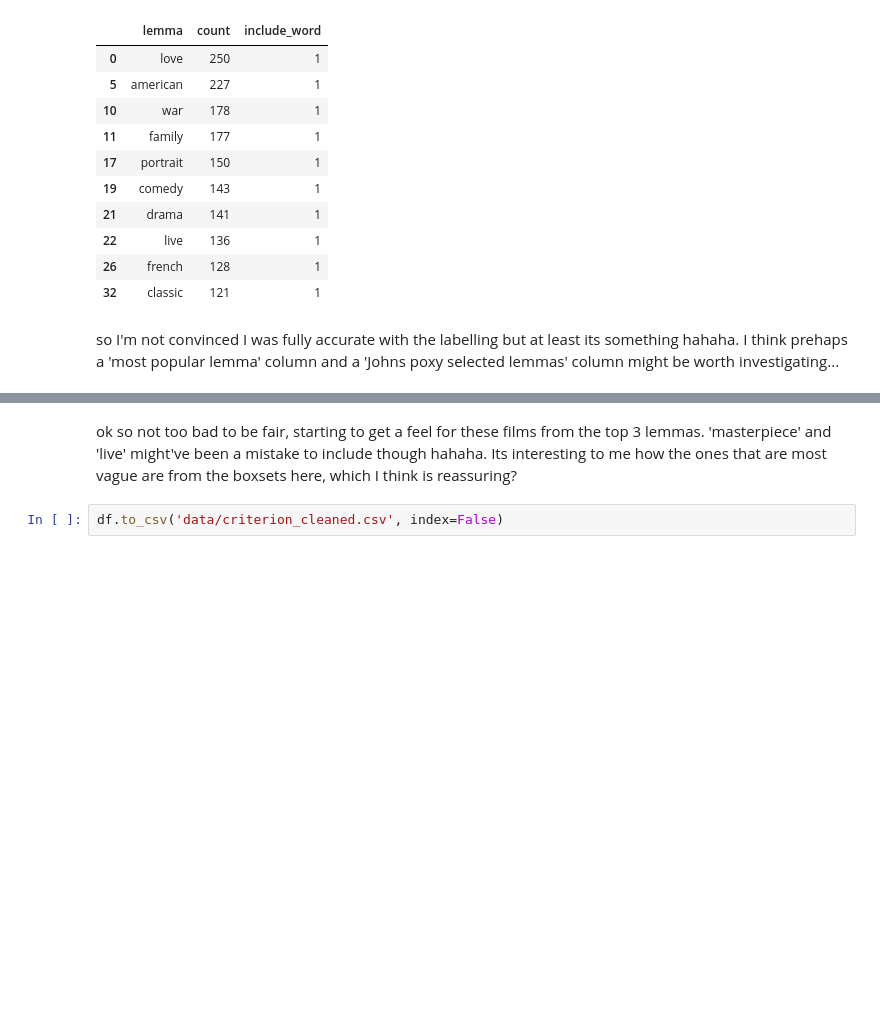
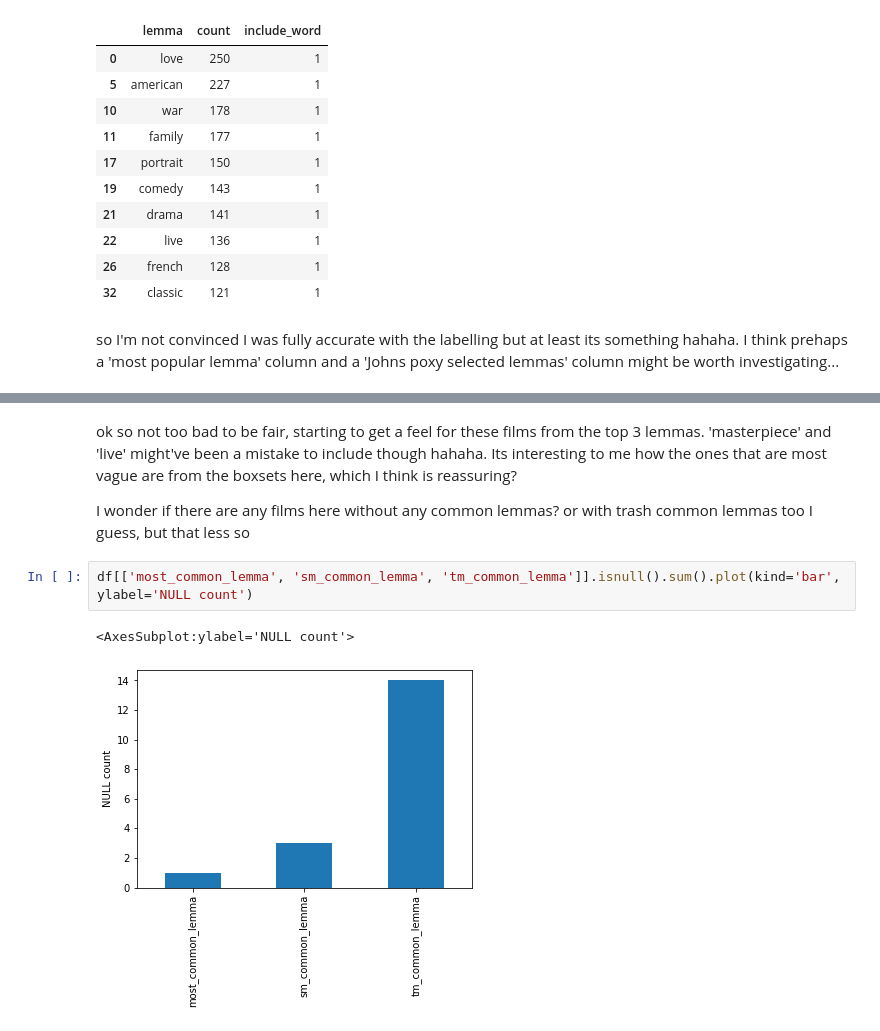
Before and after one commit to JohnStokes228/movie_eda, a Jupyter notebook: initial_eda.ipynb, the cells around one changed output, grey strips where cells are left out. Saved outputs shown, nothing was run; the diff lists cells and outputs as text; blank space fills up the shorter version.

```diff
--- a/initial_eda.ipynb
+++ b/initial_eda.ipynb
@@ -458,5 +459,10 @@ df[['title', 'blurb_lemmas', 'filtered_lemmas', 'most_common_lemma', 'sm_common_
 | 9 | 12 Angry Men | Angry, Men, Sidney, Lumet, may, r... | drama, history, american, iconic,... | american | drama | adaptation |
 # %% [markdown]
 ok so not too bad to be fair, starting to get a feel for these films from the top 3 lemmas. 'masterpiece' and 'live' might've been a mistake to include though hahaha. Its interesting to me how the ones that are most vague are from the boxsets here, which I think is reassuring?
+
+I wonder if there are any films here without any common lemmas? or with trash common lemmas too I guess, but that less so
-# %%
-df.to_csv('data/criterion_cleaned.csv', index=False)
+# %%
+df[['most_common_lemma', 'sm_common_lemma', 'tm_common_lemma']].isnull().sum().plot(kind='bar', ylabel='NULL count')
+# %% [output]
+<AxesSubplot:ylabel='NULL count'>
+[figure, added]
```
Also changed, not shown: parts of 7 cells of this notebook.
